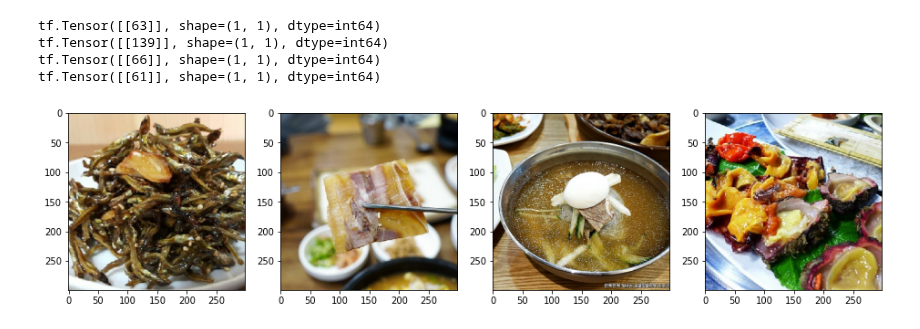
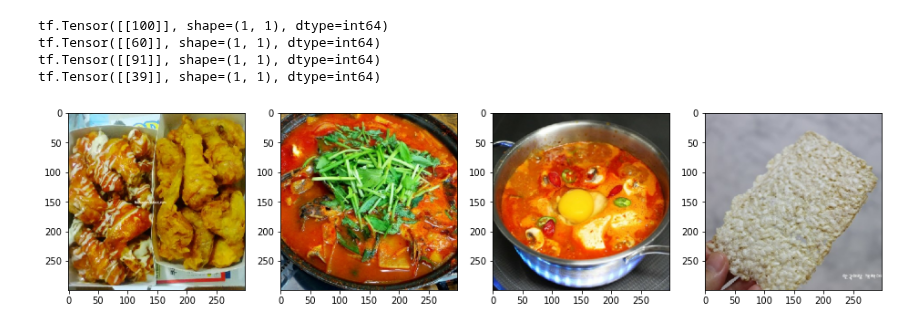
Before and after one commit to kimhwijin/KFood_Models, a Jupyter notebook: korean_food.ipynb, the cells around one changed output. Drawn from its saved outputs; the diff is of its cells as text; code cells hidden in the pictures.

```diff
--- a/korean_food.ipynb
+++ b/korean_food.ipynb
@@ -18,6 +25,6 @@ import os
 sys.path.append(os.getcwd() + '/korean_food_classifier')
 # %%
 import kfood_dataset
+batch_size = 32
 paths = kfood_dataset.get_image_paths()
-dataset = kfood_dataset.make_kfood_dataset(paths)
 # %% [output]
@@ -24,0 +34,2 @@ tf.Tensor(150507, shape=(), dtype=int64)
+# %%
+paths.pop(141190)
@@ -25,11 +223,14 @@ tf.Tensor(150507, shape=(), dtype=int64)
+# %%
+train_set = make_kfood_dataset(paths[30000:], n_parse_threads=tf.data.AUTOTUNE, batch_size=batch_size, shuffle_buffer_size=len(paths) // batch_size)
+test_set = make_kfood_dataset(paths[:30000])
 # %%
-kfood_dataset.plot_dataset_image_4(dataset)
+kfood_dataset.plot_dataset_image_4(train_set)
 # %% [output]
-tf.Tensor([[63]], shape=(1, 1), dtype=int64)
-tf.Tensor([[139]], shape=(1, 1), dtype=int64)
-tf.Tensor([[66]], shape=(1, 1), dtype=int64)
-tf.Tensor([[61]], shape=(1, 1), dtype=int64)
+tf.Tensor([[100]], shape=(1, 1), dtype=int64)
+tf.Tensor([[60]], shape=(1, 1), dtype=int64)
+tf.Tensor([[91]], shape=(1, 1), dtype=int64)
+tf.Tensor([[39]], shape=(1, 1), dtype=int64)
-[figure, old version]
+[figure, new version]
 # %%
 import tensorflow as tf
 from tensorflow import keras
```
Also changed, not shown: parts of 11 cells of this notebook.
